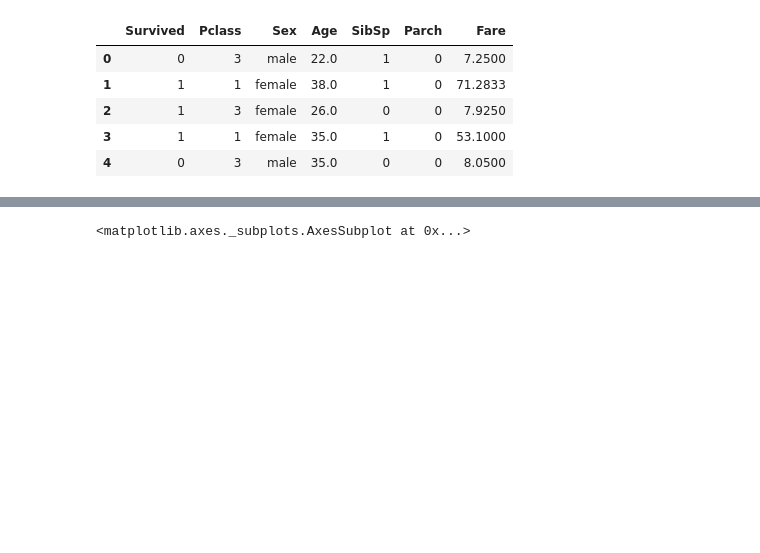
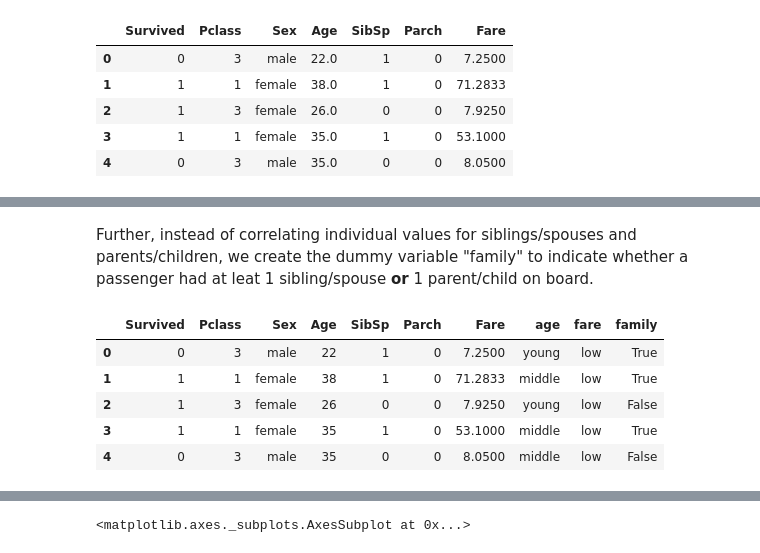
Before and after one commit to slangenbach/udacity-da-nanodegree, a Jupyter notebook: p2/P2_Analysis_and_Report.ipynb, the cells around one changed output, grey strips where cells are left out. Saved outputs shown, nothing was run; the diff lists cells and outputs as text; code cells hidden in the pictures; blank space fills up the shorter version.

```diff
--- a/p2/P2_Analysis_and_Report.ipynb
+++ b/p2/P2_Analysis_and_Report.ipynb
@@ -481,4 +490,13 @@ titanic_cleaned.head()
+# %% [markdown]
+Further, instead of correlating individual values for siblings/spouses and parents/children, we create the dummy variable "family" to indicate whether a passenger had at leat 1 sibling/spouse **or** 1 parent/child on board.
 # %%
-# alternative binning
+# create dummy variable "family" to indicate whether a passenger had at leat one sibling/spouse OR parent/child on board
 titanic_cleaned["family"] = (titanic["SibSp"] >= 1) | (titanic["Parch"] >=1)
-#titanic_cleaned.head()
+titanic_cleaned.head()
+# %% [output]
+|  | Survived | Pclass | Sex | Age | SibSp | Parch | Fare | age | fare | family |
+| 0 | 0 | 3 | male | 22 | 1 | 0 | 7.2500 | young | low | True |
+| 1 | 1 | 1 | female | 38 | 1 | 0 | 71.2833 | middle | low | True |
+| 2 | 1 | 3 | female | 26 | 0 | 0 | 7.9250 | young | low | False |
+| 3 | 1 | 1 | female | 35 | 1 | 0 | 53.1000 | middle | low | True |
+| 4 | 0 | 3 | male | 35 | 0 | 0 | 8.0500 | middle | low | False |
```
Also changed, not shown: parts of 38 cells of this notebook.
